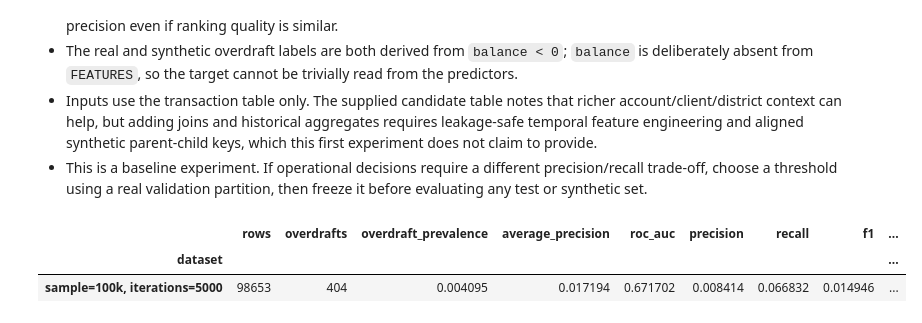
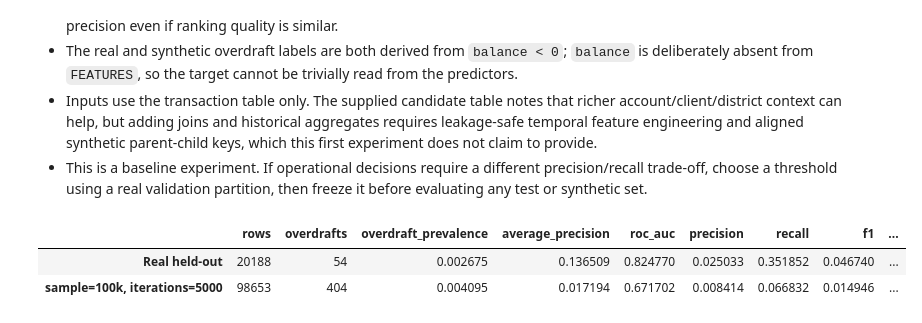
Before and after one commit to arashms/vector-bootcamp-synthetic-data, a Jupyter notebook: implementations/tabular_data/multi_table/anomaly_detection/overdraft_detection.ipynb, the cells around one changed output. Drawn from its saved outputs; the diff is of its cells as text; code cells hidden in the pictures.

Commit message:
added the evaluation of the feature enginered data

```diff
--- a/implementations/tabular_data/multi_table/anomaly_detection/overdraft_detection.ipynb
+++ b/implementations/tabular_data/multi_table/anomaly_detection/overdraft_detection.ipynb
@@ -602,33 +602,41 @@ Score separation by dataset and true label:
 # %%
 from overdraft_transfer_evaluator import (
     OverdraftTransferEvaluator,
 )
 from pathlib import Path
+import pandas as pd
 
 def find_project_root(start: Path | None = None) -> Path:
     """Find the repository root from the current directory or notebook path."""
     start = (start or Path.cwd()).resolve()
     for candidate in (start, *start.parents):
         if (candidate / "pyproject.toml").is_file():
             return candidate
     raise FileNotFoundError("Could not find pyproject.toml in the current directory or its parents.")
 
 ROOT = find_project_root()
 
 evaluator = OverdraftTransferEvaluator(
     ROOT / "implementations/tabular_data/multi_table/data/berka2/trans.csv",
     real_data_config={"trans_sample_size": 100_000},
 )
 
 evaluator.evaluate_synthetic(
     ROOT / "implementations/tabular_data/multi_table/results2/"
     "ClavaDDPM_notebook/trans/synthetic_final/trans_synthetic.csv",
     name="sample=100k, iterations=5000",
     config={"trans_sample_size": 100_000, "iterations": 5_000},
 )
 
-evaluator.get_metrics()
+metrics = pd.concat(
+    [
+        pd.DataFrame([evaluator.real_test_metrics], index=["Real held-out"]),
+        evaluator.get_metrics(),
+    ]
+)
+
+metrics
 # %% [output]
 |  | rows | overdrafts | overdraft_prevalence | average_precision | roc_auc | precision | recall | f1 | ... |
-| dataset |  |  |  |  |  |  |  |  | ... |
+| Real held-out | 20188 | 54 | 0.002675 | 0.136509 | 0.824770 | 0.025033 | 0.351852 | 0.046740 | ... |
 | sample=100k, iterations=5000 | 98653 | 404 | 0.004095 | 0.017194 | 0.671702 | 0.008414 | 0.066832 | 0.014946 | ... |
```
Also changed, not shown: parts of 2 cells of this notebook, 2 other files.
